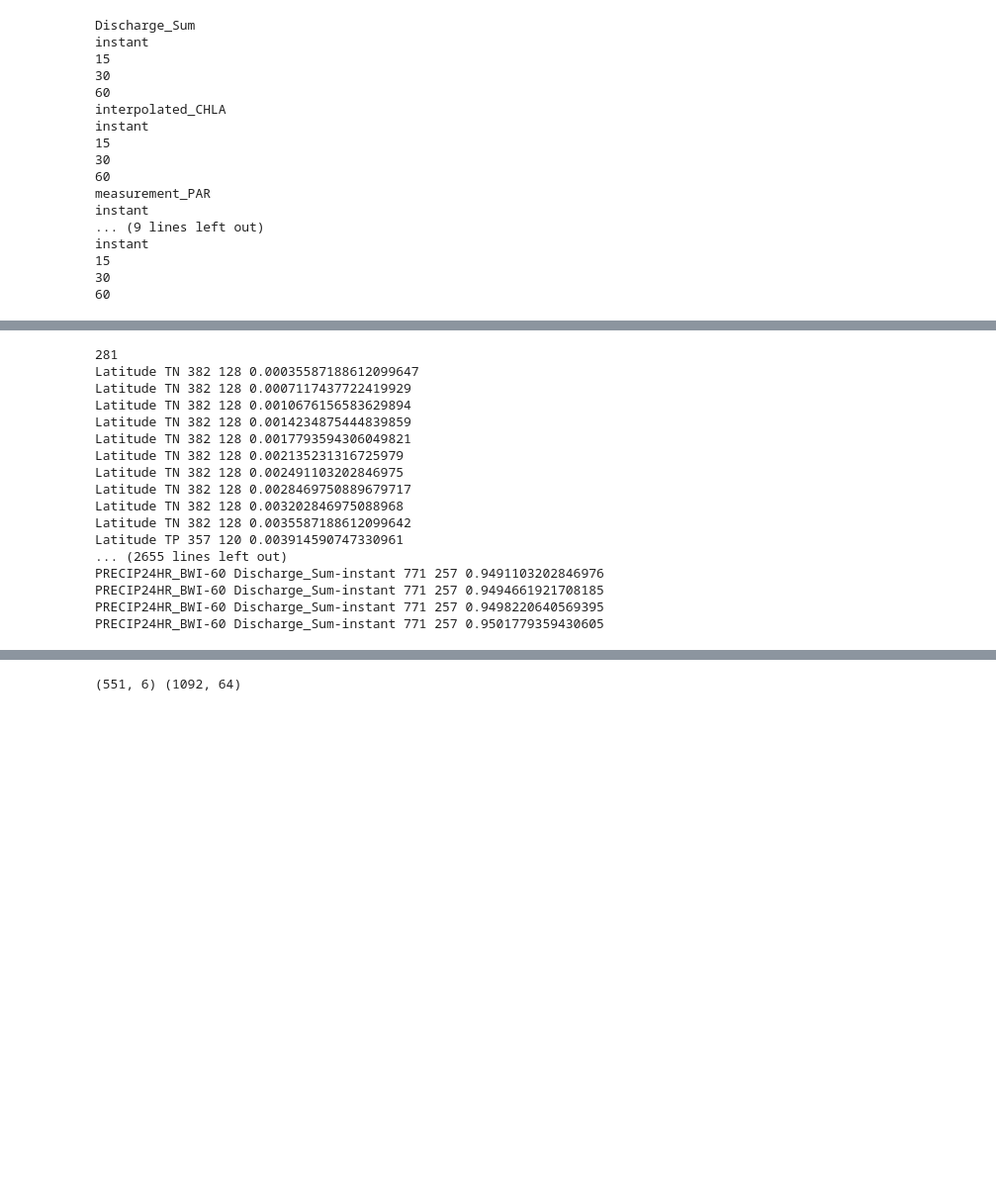
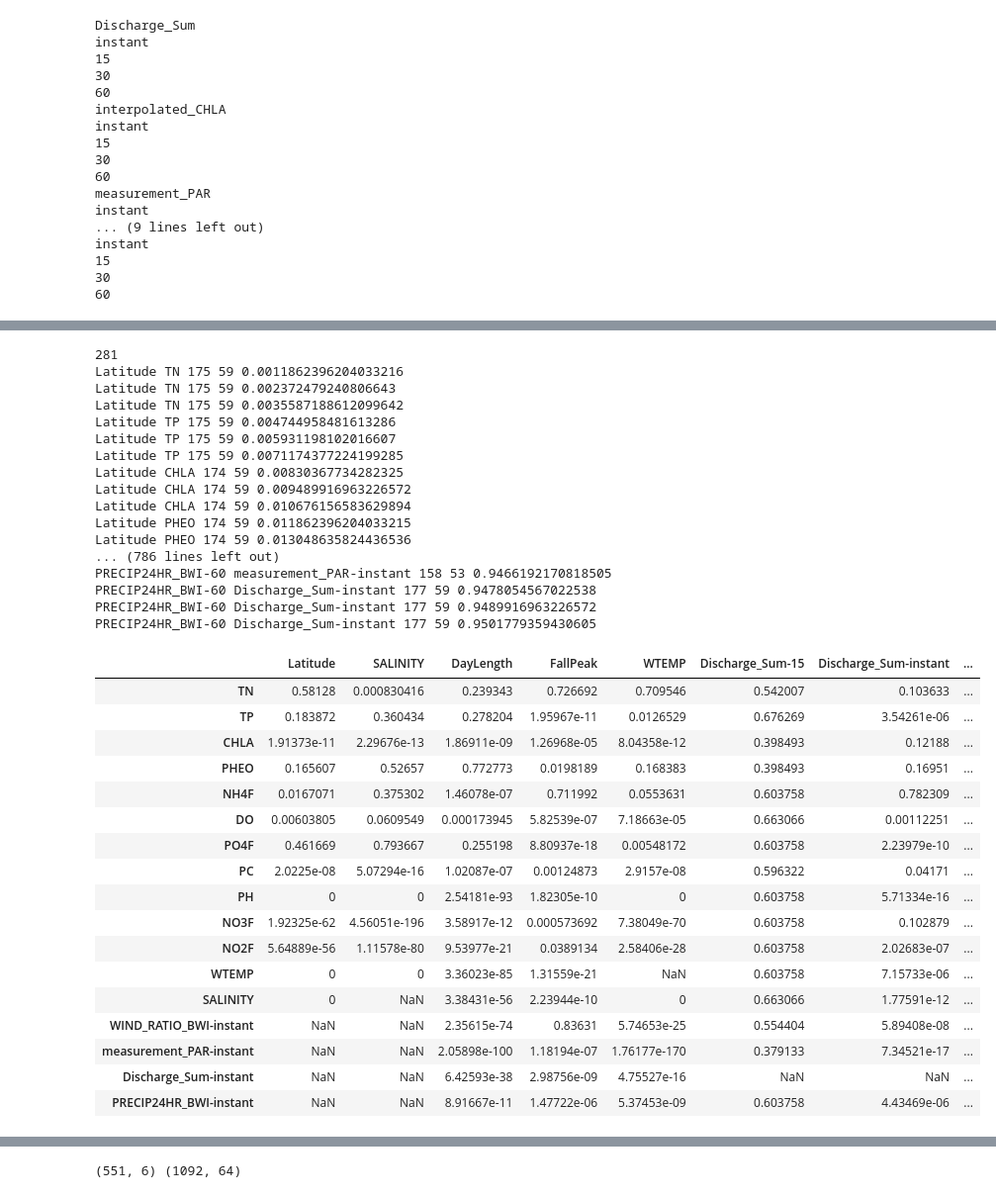
Before and after one commit to karoraw1/ChesapeakeMicrobiome, a Jupyter notebook: scripts/1_Environmental_Data_Processing.ipynb, the cells around one changed output, grey strips where cells are left out. Shown at 99% size. Cells and saved outputs as stored; diff of their text form; code cells hidden in the pictures; blank space fills up the shorter version.

```diff
--- a/scripts/1_Environmental_Data_Processing.ipynb
+++ b/scripts/1_Environmental_Data_Processing.ipynb
@@ -1386,33 +1641,38 @@ counter = 0
 countertotal = len(predictor_sets2+predictor_sets1)*len(responses_set1)
 countertotal += len(predictor_sets2)*len(responses_set2)
 print(countertotal)
-countertotal *= 10
+countertotal *= 3
 
 for pcol in predictor_sets1+predictor_sets2:
     for rcol in responses_set1+responses_set2:
         is_baywide_spatial = not ((rcol in responses_set2) and (pcol in predictor_sets1))
         is_not_unity = not ((pcol == rcol) or (pcol.split("-")[0] == rcol.split("-")[0]))
         if (is_baywide_spatial) and (is_not_unity):
-            data = everything_df3.copy()[[pcol, rcol]].dropna()
+            data = micro_df4.copy()[[pcol, 'WaterColumnPosition', rcol]].dropna()
             data.loc[data[rcol] < 0, rcol] = 0
+            scale_col = lambda x: (x - x.mean())/(x.std())
             if rcol in log_cols:
                 data[rcol] = np.log(data[rcol] + 1)
+                data[rcol] = scale_col(data[rcol])
             if pcol in log_cols:
                 data[pcol] = np.log(data[pcol] + 1)
-            scale_col = lambda x: (x - x.mean())/(x.std())
-            data2 = data.apply(scale_col, axis=0)
+                data[rcol] = scale_col(data[pcol])
+
+            data2 = data.copy()
+            data2['WaterColumnPosition'] = data2['WaterColumnPosition'].astype('category').cat.codes
+
             data2['const'] = pd.Series([1.]*len(data2), index=data2.index)
-            score_folds = pd.DataFrame(index=range(1,10), columns=['MAE', 'p-val'])
-            for cv in range(1, 11):
+            score_folds = pd.DataFrame(index=range(1,4), columns=['MAE', 'p-val'])
+            for cv in range(1, 4):
                 counter += 1
                 train_set = data2.sample(int(data2.shape[0]*0.75), random_state=cv)
                 test_idx = set(data2.index) - set(train_set.index)
                 print(pcol, rcol, len(train_set), len(test_idx), counter/countertotal)
                 response_ = train_set[rcol];
-                predictors_ = train_set[pcol];
+                predictors_ = train_set[[pcol, 'WaterColumnPosition']]
                 huber_t = sm.RLM(response_, predictors_, M=sm.robust.norms.HuberT(), missing='drop')
                 hub_results = huber_t.fit()
-                hub_test = hub_results.predict(exog=data2.loc[test_idx, pcol], transform=False)
+                hub_test = hub_results.predict(exog=data2.loc[test_idx, [pcol, 'WaterColumnPosition']], transform=False)
                 hub_resid = hub_test - data2.loc[test_idx, rcol]
                 score_folds.loc[cv, 'MAE'] = np.mean(abs(hub_resid))
                 score_folds.loc[cv, 'p-val'] = hub_results.pvalues.loc[pcol]
@@ -1421,22 +1681,43 @@ for pcol in predictor_sets1+predictor_sets2:
             model_pvals2.loc[rcol, pcol] = gmean(score_folds['p-val'].astype(np.float64))
 # %% [output]
 281
-Latitude TN 382 128 0.00035587188612099647
-Latitude TN 382 128 0.0007117437722419929
-Latitude TN 382 128 0.0010676156583629894
-Latitude TN 382 128 0.0014234875444839859
-Latitude TN 382 128 0.0017793594306049821
-Latitude TN 382 128 0.002135231316725979
-Latitude TN 382 128 0.002491103202846975
-Latitude TN 382 128 0.0028469750889679717
-Latitude TN 382 128 0.003202846975088968
-Latitude TN 382 128 0.0035587188612099642
-Latitude TP 357 120 0.003914590747330961
-... (2655 lines left out)
-PRECIP24HR_BWI-60 Discharge_Sum-instant 771 257 0.9491103202846976
-PRECIP24HR_BWI-60 Discharge_Sum-instant 771 257 0.9494661921708185
-PRECIP24HR_BWI-60 Discharge_Sum-instant 771 257 0.9498220640569395
-PRECIP24HR_BWI-60 Discharge_Sum-instant 771 257 0.9501779359430605
+Latitude TN 175 59 0.0011862396204033216
+Latitude TN 175 59 0.002372479240806643
+Latitude TN 175 59 0.0035587188612099642
+Latitude TP 175 59 0.004744958481613286
+Latitude TP 175 59 0.005931198102016607
+Latitude TP 175 59 0.0071174377224199285
+Latitude CHLA 174 59 0.00830367734282325
+Latitude CHLA 174 59 0.009489916963226572
+Latitude CHLA 174 59 0.010676156583629894
+Latitude PHEO 174 59 0.011862396204033215
+Latitude PHEO 174 59 0.013048635824436536
+... (786 lines left out)
+PRECIP24HR_BWI-60 measurement_PAR-instant 158 53 0.9466192170818505
+PRECIP24HR_BWI-60 Discharge_Sum-instant 177 59 0.9478054567022538
+PRECIP24HR_BWI-60 Discharge_Sum-instant 177 59 0.9489916963226572
+PRECIP24HR_BWI-60 Discharge_Sum-instant 177 59 0.9501779359430605
+# %%
+model_pvals2
+# %% [output]
+|  | Latitude | SALINITY | DayLength | FallPeak | WTEMP | Discharge_Sum-15 | Discharge_Sum-instant | ... |
+| TN | 0.58128 | 0.000830416 | 0.239343 | 0.726692 | 0.709546 | 0.542007 | 0.103633 | ... |
+| TP | 0.183872 | 0.360434 | 0.278204 | 1.95967e-11 | 0.0126529 | 0.676269 | 3.54261e-06 | ... |
+| CHLA | 1.91373e-11 | 2.29676e-13 | 1.86911e-09 | 1.26968e-05 | 8.04358e-12 | 0.398493 | 0.12188 | ... |
+| PHEO | 0.165607 | 0.52657 | 0.772773 | 0.0198189 | 0.168383 | 0.398493 | 0.16951 | ... |
+| NH4F | 0.0167071 | 0.375302 | 1.46078e-07 | 0.711992 | 0.0553631 | 0.603758 | 0.782309 | ... |
+| DO | 0.00603805 | 0.0609549 | 0.000173945 | 5.82539e-07 | 7.18663e-05 | 0.663066 | 0.00112251 | ... |
+| PO4F | 0.461669 | 0.793667 | 0.255198 | 8.80937e-18 | 0.00548172 | 0.603758 | 2.23979e-10 | ... |
+| PC | 2.0225e-08 | 5.07294e-16 | 1.02087e-07 | 0.00124873 | 2.9157e-08 | 0.596322 | 0.04171 | ... |
+| PH | 0 | 0 | 2.54181e-93 | 1.82305e-10 | 0 | 0.603758 | 5.71334e-16 | ... |
+| NO3F | 1.92325e-62 | 4.56051e-196 | 3.58917e-12 | 0.000573692 | 7.38049e-70 | 0.603758 | 0.102879 | ... |
+| NO2F | 5.64889e-56 | 1.11578e-80 | 9.53977e-21 | 0.0389134 | 2.58406e-28 | 0.603758 | 2.02683e-07 | ... |
+| WTEMP | 0 | 0 | 3.36023e-85 | 1.31559e-21 | NaN | 0.603758 | 7.15733e-06 | ... |
+| SALINITY | 0 | NaN | 3.38431e-56 | 2.23944e-10 | 0 | 0.663066 | 1.77591e-12 | ... |
+| WIND_RATIO_BWI-instant | NaN | NaN | 2.35615e-74 | 0.83631 | 5.74653e-25 | 0.554404 | 5.89408e-08 | ... |
+| measurement_PAR-instant | NaN | NaN | 2.05898e-100 | 1.18194e-07 | 1.76177e-170 | 0.379133 | 7.34521e-17 | ... |
+| Discharge_Sum-instant | NaN | NaN | 6.42593e-38 | 2.98756e-09 | 4.75527e-16 | NaN | NaN | ... |
+| PRECIP24HR_BWI-instant | NaN | NaN | 8.91667e-11 | 1.47722e-06 | 5.37453e-09 | 0.603758 | 4.43469e-06 | ... |
 # %%
 for var_ in model_pvals2.index:
     row_1 = model_pvals2.loc[var_, predictor_sets1].astype(float).dropna()
```
Also changed, not shown: parts of 15 cells of this notebook, 5 other files.
